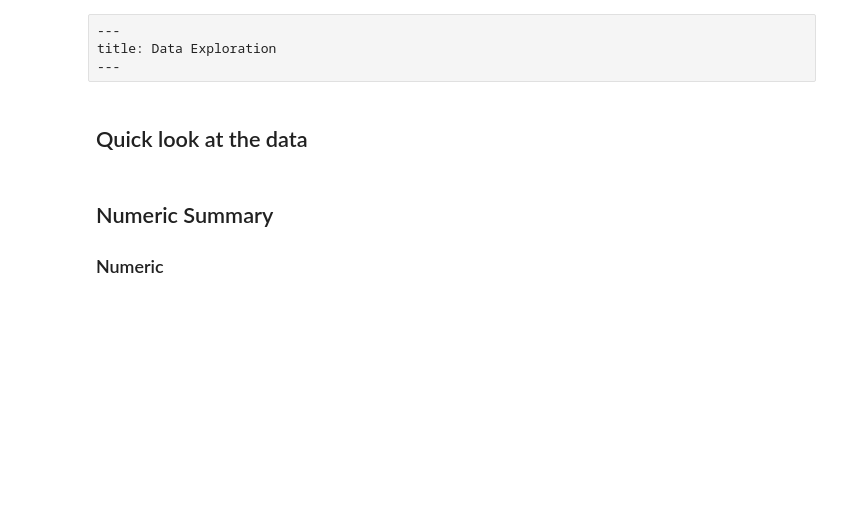
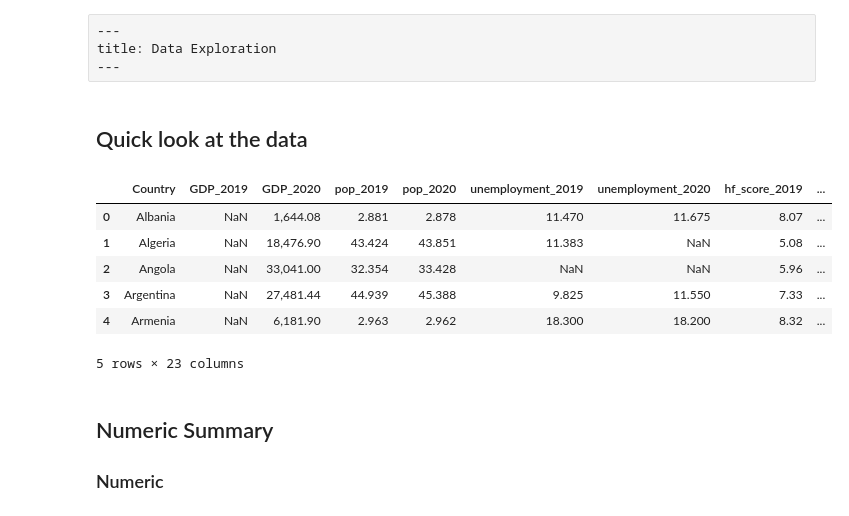
Before and after one commit to anly501/dsan-5000-project-ebevec, a Jupyter notebook: dsan-website/5000-website/pages/eda/eda.ipynb, the cells around one changed output. Drawn from its saved outputs; the diff is of its cells as text; code cells hidden in the pictures; blank space fills up the shorter version.

```diff
--- a/dsan-website/5000-website/pages/eda/eda.ipynb
+++ b/dsan-website/5000-website/pages/eda/eda.ipynb
@@ -7,16 +7,24 @@ title: Data Exploration
 # %%
 # Import packages
 import seaborn as sns
 import matplotlib.pyplot as plt
 import pandas as pd
 
 # Apply the default theme
 sns.set_theme(style="whitegrid", palette="pastel")
 
 # Load dataset
-df = pd.read_csv('C:\\Users\\erinb\\OneDrive\\Documents\\Georgetown\\DSAN 5000\\dsan-5000-project-ebevec\\data\\01-modified-data\\data_clean2.csv')
+df = pd.read_csv('../../../../data/01-modified-data/data_clean2.csv')
 df = df.iloc[: , 1:]
 df.head()
+# %% [output]
+|  | Country | GDP_2019 | GDP_2020 | pop_2019 | pop_2020 | unemployment_2019 | unemployment_2020 | hf_score_2019 | ... |
+| 0 | Albania | NaN | 1,644.08 | 2.881 | 2.878 | 11.470 | 11.675 | 8.07 | ... |
+| 1 | Algeria | NaN | 18,476.90 | 43.424 | 43.851 | 11.383 | NaN | 5.08 | ... |
+| 2 | Angola | NaN | 33,041.00 | 32.354 | 33.428 | NaN | NaN | 5.96 | ... |
+| 3 | Argentina | NaN | 27,481.44 | 44.939 | 45.388 | 9.825 | 11.550 | 7.33 | ... |
+| 4 | Armenia | NaN | 6,181.90 | 2.963 | 2.962 | 18.300 | 18.200 | 8.32 | ... |
+5 rows × 23 columns
 # %% [markdown]
 ## Numeric Summary
 
```
Also changed, not shown: parts of 13 cells of this notebook, 5 other files.
